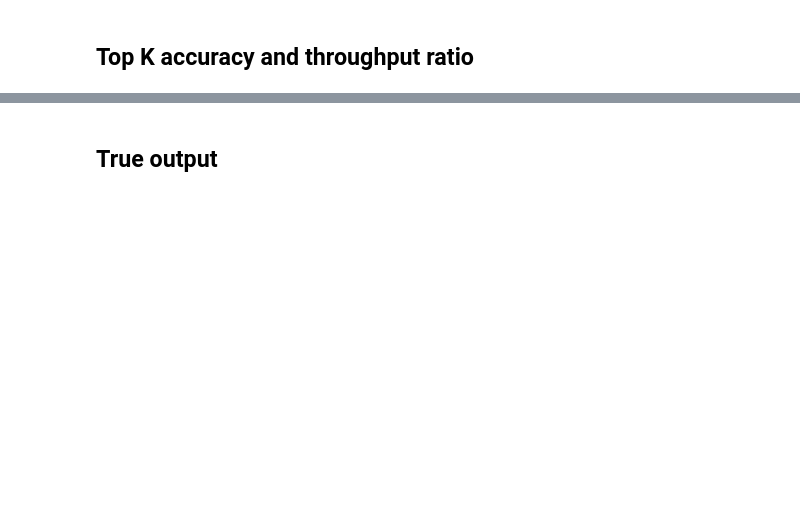
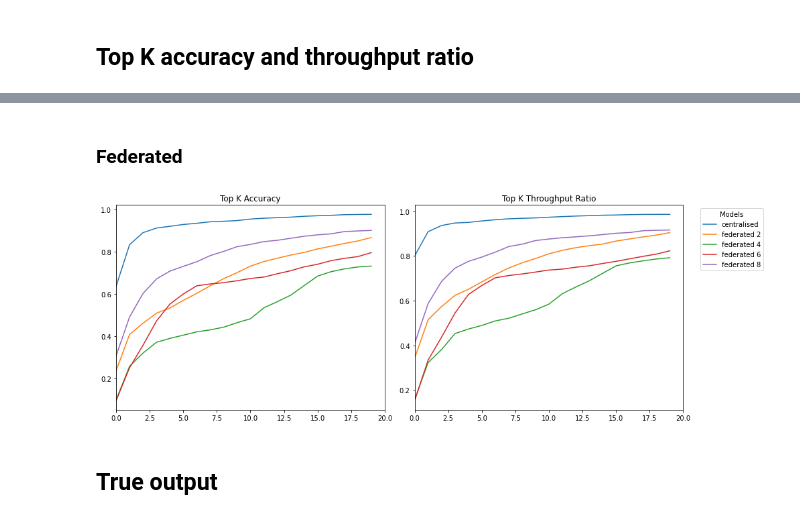
Before and after one commit to stringtheorys/5G-Beam-Selection, a Jupyter notebook: src/core/analytics.ipynb, the cells around one changed output, grey strips where cells are left out. Saved outputs shown, nothing was run; the diff lists cells and outputs as text; code cells hidden in the pictures; blank space fills up the shorter version.

```diff
--- a/src/core/analytics.ipynb
+++ b/src/core/analytics.ipynb
@@ -63,3 +58,12 @@ plt.savefig('figs/centralised-top-k.png')
+# %% [markdown]
+### Federated
+# %%
+federated_eval_filenames = sorted([filename for filename in eval_filenames
+                                   if 'federated' in filename or filename == 'centralised-imperial.json'])
+top_k_eval(federated_eval_filenames, ' imperial')
+plt.savefig('figs/federated-top-k.png')
+# %% [output]
+[figure, added]
 # %% [markdown]
 ## True output
 # %%
```
Also changed, not shown: parts of 20 cells of this notebook.
